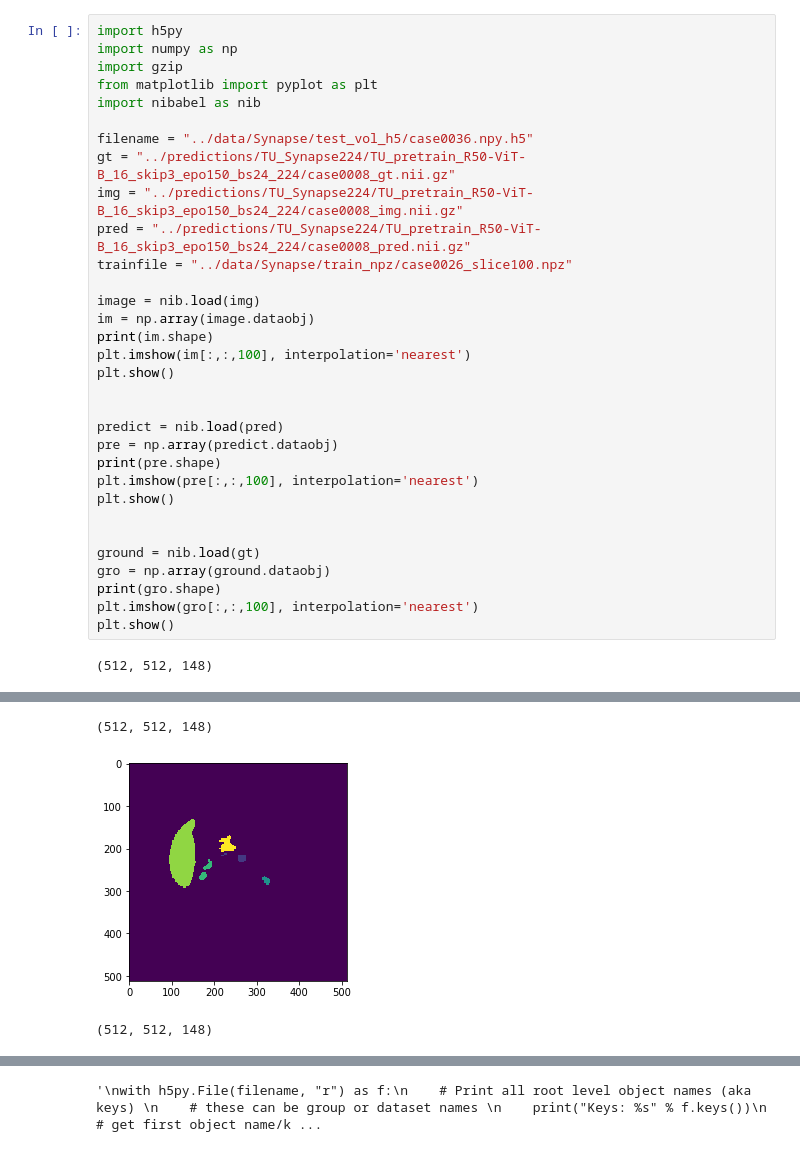
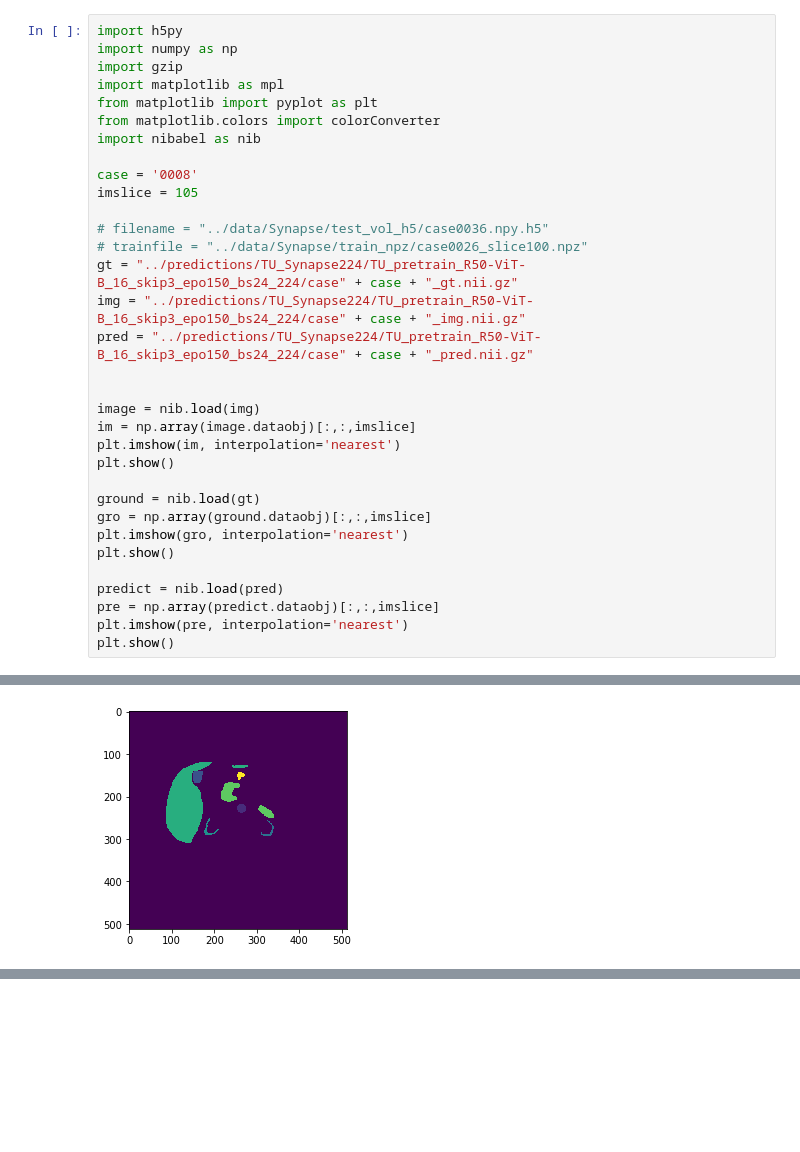
Before and after one commit to kairos310/TransUNet, a Jupyter notebook: visual.ipynb, the cells around one changed output, grey strips where cells are left out. Saved outputs shown, nothing was run; the diff lists cells and outputs as text; blank space fills up the shorter version.

```diff
--- a/visual.ipynb
+++ b/visual.ipynb
@@ -2,33 +2,33 @@
 import h5py
 import numpy as np
 import gzip
+import matplotlib as mpl
 from matplotlib import pyplot as plt
+from matplotlib.colors import colorConverter
 import nibabel as nib
 
-filename = "../data/Synapse/test_vol_h5/case0036.npy.h5"
-gt = "../predictions/TU_Synapse224/TU_pretrain_R50-ViT-B_16_skip3_epo150_bs24_224/case0008_gt.nii.gz"
-img = "../predictions/TU_Synapse224/TU_pretrain_R50-ViT-B_16_skip3_epo150_bs24_224/case0008_img.nii.gz"
-pred = "../predictions/TU_Synapse224/TU_pretrain_R50-ViT-B_16_skip3_epo150_bs24_224/case0008_pred.nii.gz"
-trainfile = "../data/Synapse/train_npz/case0026_slice100.npz"
+case = '0008'
+imslice = 105
+
+# filename = "../data/Synapse/test_vol_h5/case0036.npy.h5"
+# trainfile = "../data/Synapse/train_npz/case0026_slice100.npz"
+gt = "../predictions/TU_Synapse224/TU_pretrain_R50-ViT-B_16_skip3_epo150_bs24_224/case" + case + "_gt.nii.gz"
+img = "../predictions/TU_Synapse224/TU_pretrain_R50-ViT-B_16_skip3_epo150_bs24_224/case" + case + "_img.nii.gz"
+pred = "../predictions/TU_Synapse224/TU_pretrain_R50-ViT-B_16_skip3_epo150_bs24_224/case" + case + "_pred.nii.gz"
+
 
 image = nib.load(img)
-im = np.array(image.dataobj)
-print(im.shape)
-plt.imshow(im[:,:,100], interpolation='nearest')
+im = np.array(image.dataobj)[:,:,imslice]
+plt.imshow(im, interpolation='nearest')
 plt.show()
 
+ground = nib.load(gt)
+gro = np.array(ground.dataobj)[:,:,imslice]
+plt.imshow(gro, interpolation='nearest')
+plt.show()
 
 predict = nib.load(pred)
-pre = np.array(predict.dataobj)
-print(pre.shape)
-plt.imshow(pre[:,:,100], interpolation='nearest')
+pre = np.array(predict.dataobj)[:,:,imslice]
+plt.imshow(pre, interpolation='nearest')
 plt.show()
-
-
-ground = nib.load(gt)
-gro = np.array(ground.dataobj)
-print(gro.shape)
-plt.imshow(gro[:,:,100], interpolation='nearest')
-plt.show()
 # %% [output]
-(512, 512, 148)
@@ -36,3 +36 @@ plt.show()
-(512, 512, 148)
-[figure, old version]
+[figure, new version]
-(512, 512, 148)
@@ -40 +37,0 @@ plt.show()
-'\nwith h5py.File(filename, "r") as f:\n    # Print all root level object names (aka keys) \n    # these can be group or dataset names \n    print("Keys: %s" % f.keys())\n    # get first object name/k ...
```
Also changed, not shown: parts of 1 cell of this notebook.
